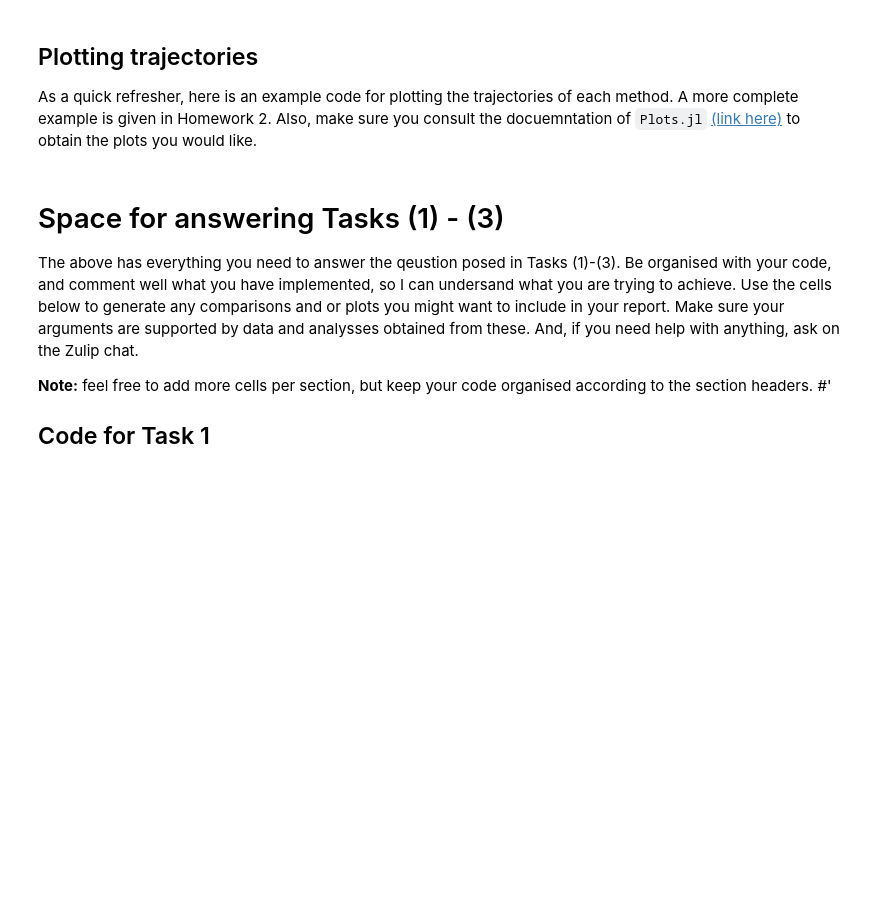
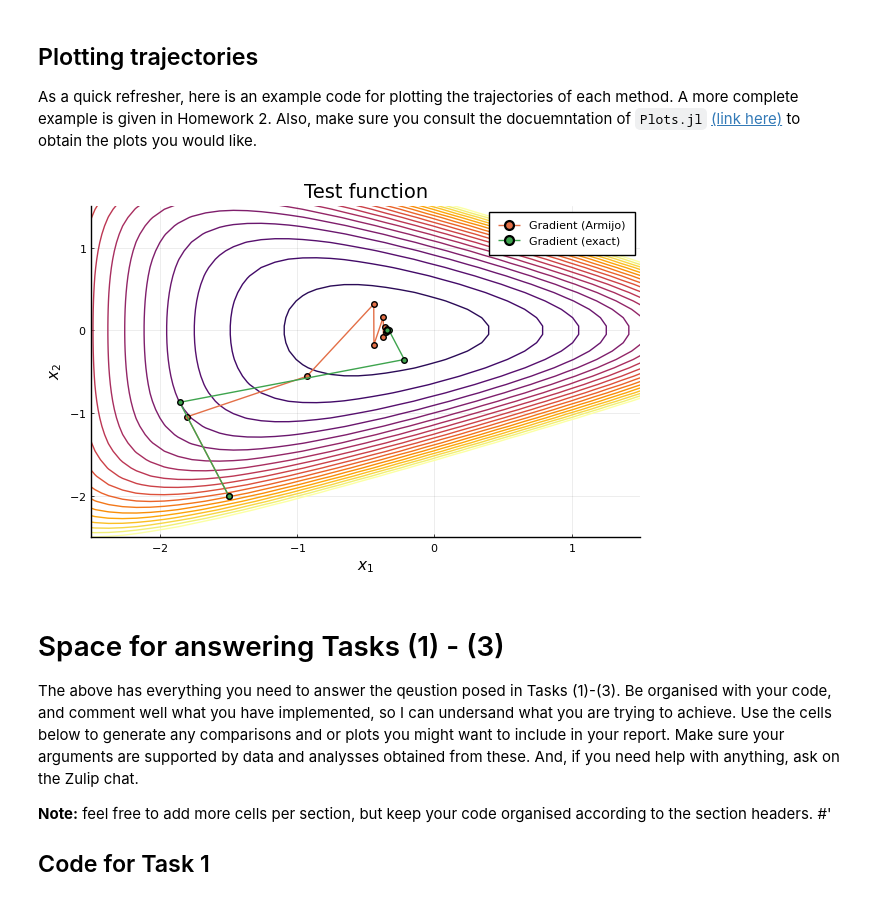
Before and after one commit to christiansegercrantz/Nonlinear-Optimization-course-2021, a Jupyter notebook: Project 1/PA1_skeleton.ipynb, the cells around one changed output. Drawn from its saved outputs; the diff is of its cells as text; code cells hidden in the pictures; blank space fills up the shorter version.

```diff
--- a/Project 1/PA1_skeleton.ipynb
+++ b/Project 1/PA1_skeleton.ipynb
@@ -561,34 +569,36 @@ f(x) = exp(x[1] + 2*x[2] - 0.2) + exp(x[1] - 2*x[2] - 0.2) + exp(-x[1] - 0.2)
 x = [-1.5, -2.0]
 
 # NOTE: Don't forget to set the keyword argument save_history parameter to 'true' implying that you want to receive the history of the iterations as an output
 # Gather the history of the iterations for the Gradient method with Armijo rule as an inexact line search
 (xga, kga) = gradient(f, x_start=x, exact_ls=false, save_history=true)
 
 # Gather the history of the iterations for the Gradient method with Golden section rule as an exact line search
 (xgg, kgg) = gradient(f, x_start=x, save_history=true)
 
 # Defining the interval for the x1(x) and x2(y) axes
 x = range(-5, 5, length = 100)
 y = copy(x)
 
 # Plotting the contour of the function
 contour(x,y, (x,y) -> f([x,y]),
     title  = "Test function",
     levels = [0.0 + i for i = 1:20],  # which level curves to show
     cbar = false,
     clims = (0,20),                   # adjust the coloring limits
     xaxis = (L"$x_1$", (-2.5, 1.5)),  # the L at the front let us use LaTeX axis labels; the parethesis give the visual range
     yaxis = (L"$x_2$", (-2.5, 1.5)),
 )
 
 # Plotting the trajectory of the Gradient method with Armijo rule as an inexact line search
 plot!(xga[:,1], xga[:,2], label = "Gradient (Armijo)", marker=:circle)
 
 # Plotting the trajectory of the Gradient method with Golden section rule as an exact line search
 plot!(xgg[:,1], xgg[:,2], label = "Gradient (exact)", marker=:circle)
 
 # Saving the figure as .pdf file if needed
-savefig("test_function_gradient.pdf")
+#savefig("test_function_gradient.pdf")
+# %% [output]
+[figure, added]
 # %% [markdown]
 # Space for answering Tasks (1) - (3)
 
```
Also changed, not shown: parts of 20 cells of this notebook, 10 other files.
